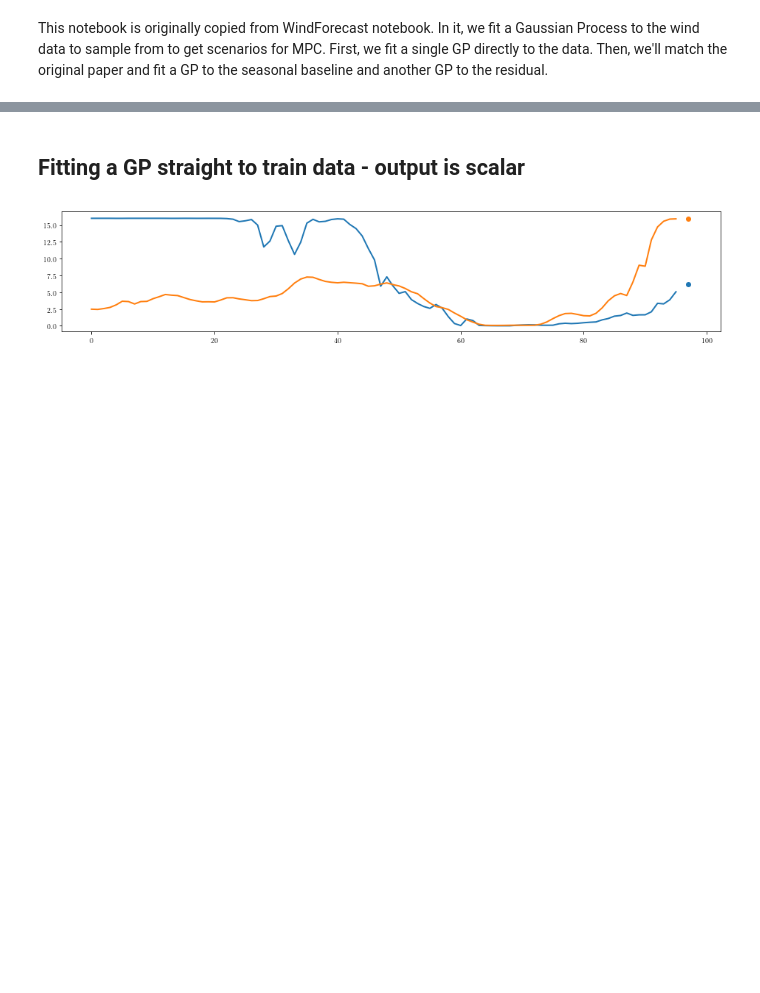
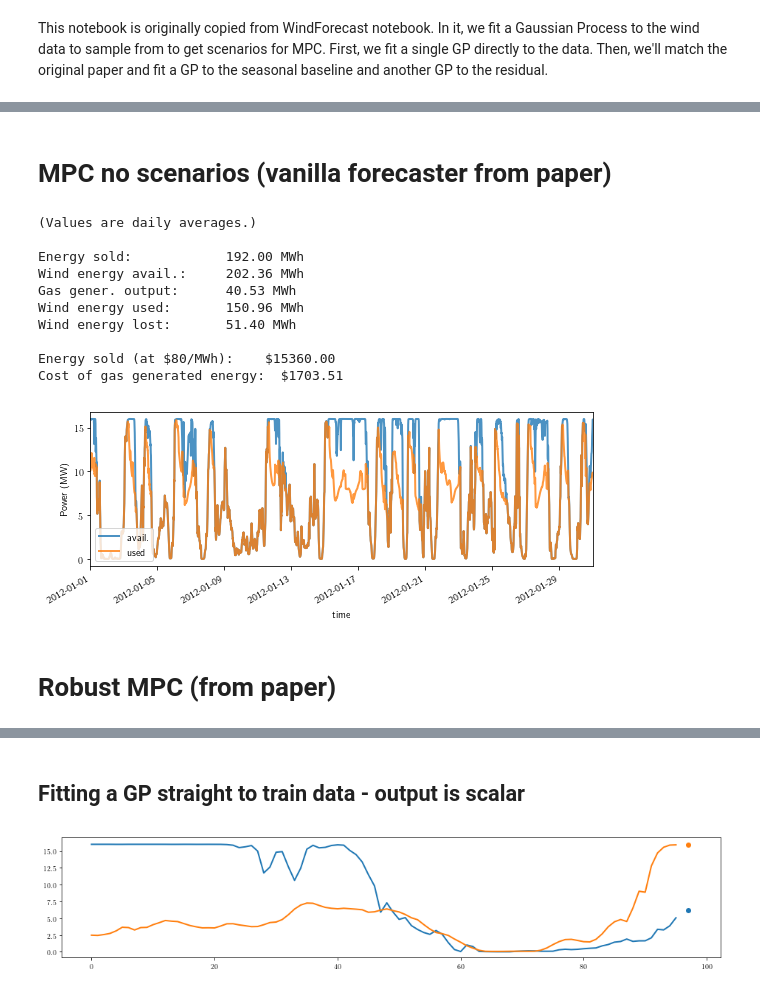
Before and after one commit to lsspear/mpc_project, a Jupyter notebook: Gaussian_Process.ipynb, the cells around one changed output, grey strips where cells are left out. Drawn from its saved outputs; the diff is of its cells as text; code cells hidden in the pictures; blank space fills up the shorter version.

```diff
--- a/Gaussian_Process.ipynb
+++ b/Gaussian_Process.ipynb
@@ -106,0 +80,64 @@ test_baseline_series = pd.Series(index=test.index, data=test_baseline)
+# %% [markdown]
+# MPC no scenarios (vanilla forecaster from paper)
+# %%
+T_MPC = intervals_per_day
+
+energy_stored = np.empty(T)
+
+target_output_MPC, wind_power_available_MPC, initial_storage_MPC, final_storage_MPC, final_energy_price, MPC_network = \
+    make_network(T_MPC, 1)
+
+initial_storage_MPC.value = np.matrix(initial_storage)
+final_storage_MPC.value = np.matrix(initial_storage)
+final_energy_price.value = np.matrix(MPC_final_energy_price)
+
+def predict_wind(p_wind, baseline, autoreg_residual_params, t, M, L, K = 1):
+    past = p_wind[t-M:t]
+    past_baseline = baseline[t-M:t]
+    fut_baseline = baseline[t:t+L]
+    pred = list(reversed(past-past_baseline)) @ autoreg_residual_params
+    pred = pd.Series(pred, index=fut_baseline.index)
+    pred += fut_baseline
+    pred = np.maximum(wind_power_min, pred)
+    pred = np.minimum(wind_power_max, pred)
+    return pred
+
+def make_forecasts(t):
+    target_output_MPC.value = np.matrix(target_output[t:t+T_MPC]).T
+    val_to_assign = np.matrix(np.concatenate([
+        [p_wind[sim_start_time+t]],
+        predict_wind(p_wind, baseline, autoreg_residual_params, sim_start_time+t+1, T_MPC, T_MPC)[:-1]])).T
+
+#     print(type(val_to_assign))
+#     print(val_to_assign.shape)
+    wind_power_available_MPC.value = val_to_assign
+
+def implement(t):
+    energy_stored[t] = MPC_network.devices[2].energy.value[0]
+    initial_storage_MPC.value = np.matrix(energy_stored[t])
+    #final_storage_MPC.value = np.matrix(energy_stored[t]) # change this to change MPC behavior
+
+cost_AR_MPC, AR_MPC_results = \
+    run_mpc(MPC_network, T, make_forecasts, implement, verbose = False, solver='ECOS')
+
+wind_gen, gas_gen, storage = MPC_network.devices[0:3]
+
+print_and_plot_stats(wind_power_avail =  p_wind[sim_start_time:sim_end_time],
+                     wind_power_used = -AR_MPC_results.power[(wind_gen, 0)].flatten(),
+                     gas_power = -AR_MPC_results.power[(gas_gen,0)].flatten(),
+                     output =  target_output[:T],
+                     cost = cost_AR_MPC)
+# %% [output]
+(Values are daily averages.)
+
+Energy sold:            192.00 MWh
+Wind energy avail.:     202.36 MWh
+Gas gener. output:      40.53 MWh
+Wind energy used:       150.96 MWh
+Wind energy lost:       51.40 MWh
+
+Energy sold (at $80/MWh):    $15360.00
+Cost of gas generated energy:  $1703.51
+[figure, added]
+# %% [markdown]
+# Robust MPC (from paper)
```
Also changed, not shown: parts of 25 cells of this notebook, 4 other files.
